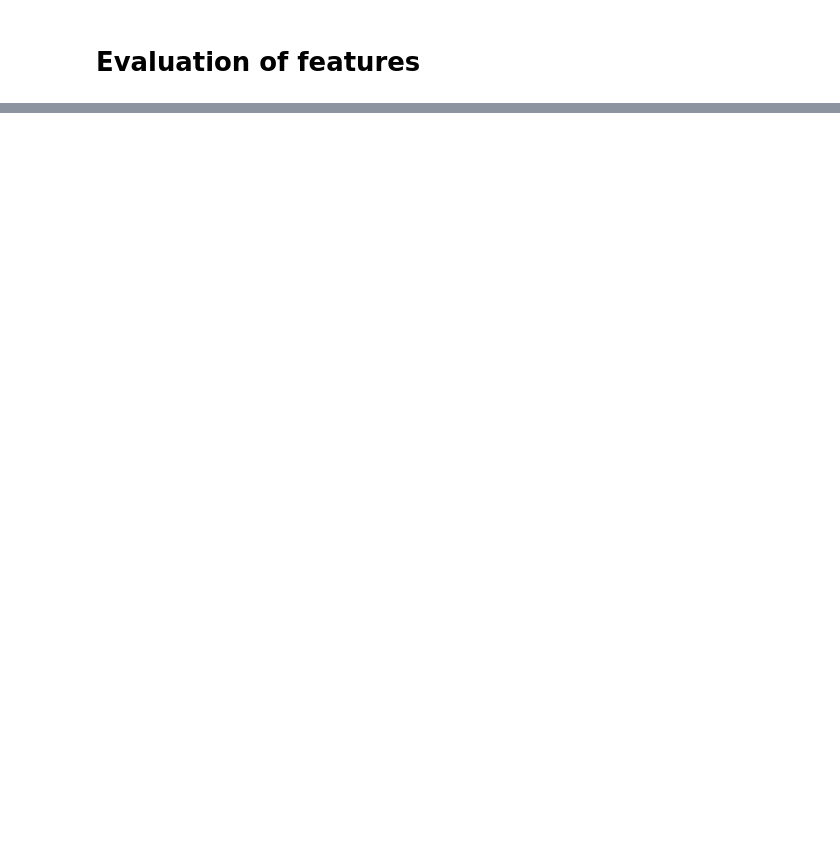
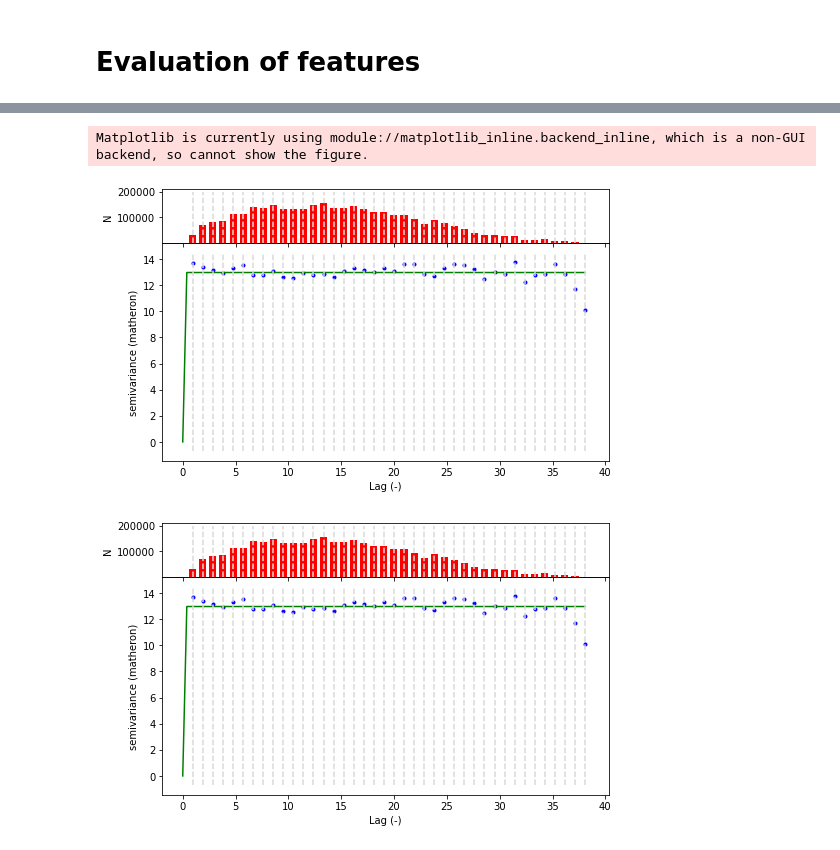
Before and after one commit to khatrigaurav/temperature_modelling, a Jupyter notebook: Analytics/2. Spatial Analysis.ipynb, the cells around one changed output, grey strips where cells are left out. Saved outputs shown, nothing was run; the diff lists cells and outputs as text; code cells hidden in the pictures; blank space fills up the shorter version.

```diff
--- a/Analytics/2. Spatial Analysis.ipynb
+++ b/Analytics/2. Spatial Analysis.ipynb
@@ -216,0 +249,14 @@ valueBuildingfraction 13 ['KWIMADIS138', 'KWIMCFAR8', 'KWIMADIS233', 'KWIMADIS30
+# %%
+from lib import helper as help
+data = grouped_data[['latitude','longitude','temperature']]
+# data_new = help.convert_to_gpd(data,'epsg:4326',convert_to='epsg:7789')
+# data_new = data_new[['latitude','longitude','temperature']]
+# data_new['latitude'] = 1000*data_new['latitude']/np.mean(data_new['latitude'])
+# data_new['longitude'] = 1000*data_new['longitude']/np.mean(data_new['longitude'])
+# data_new
+
+# Latitude: 1 deg = 110.574 km
+# Longitude: 1 deg = 111.320*cos(latitude) km
+data['latitude'] = data['latitude']*110.574
+data['longitude'] = np.cos(data['longitude'])*110.574
+data
@@ -216,0 +277,7 @@ valueBuildingfraction 13 ['KWIMADIS138', 'KWIMCFAR8', 'KWIMADIS233', 'KWIMADIS30
+# %%
+V = skgstat.Variogram(data[['latitude','longitude']], data.temperature,maxlag=100, n_lags=40, model='gaussian', normalize=False)
+V.plot()
+# %% [output]
+Matplotlib is currently using module://matplotlib_inline.backend_inline, which is a non-GUI backend, so cannot show the figure.
+[figure, added]
+[figure, added]
```
Also changed, not shown: parts of 23 cells of this notebook, 6 other files.
